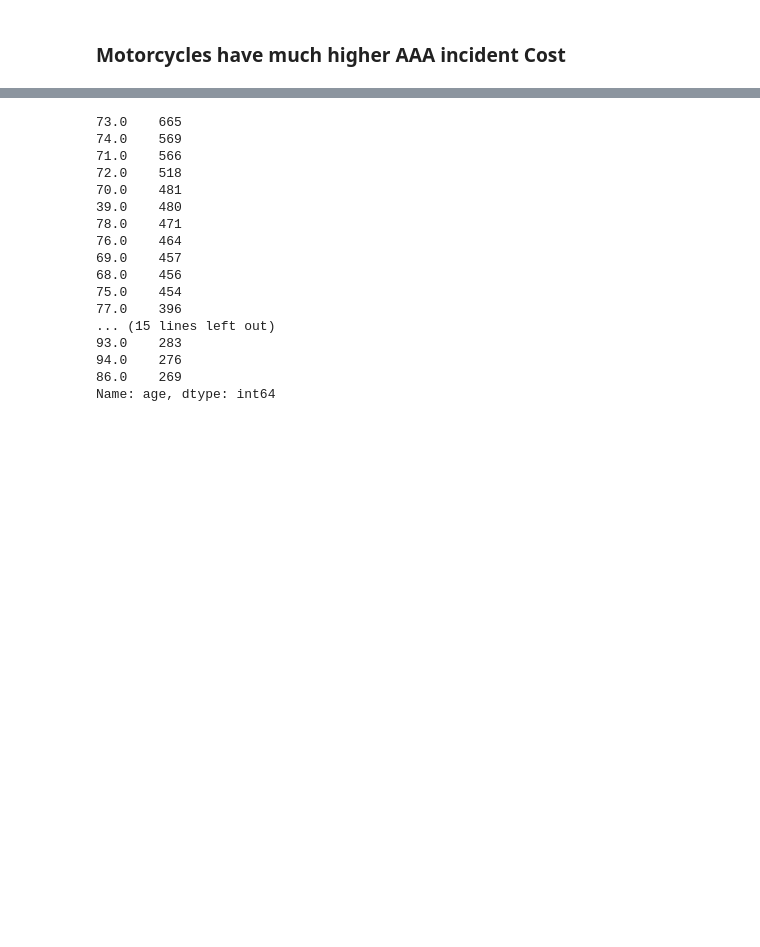
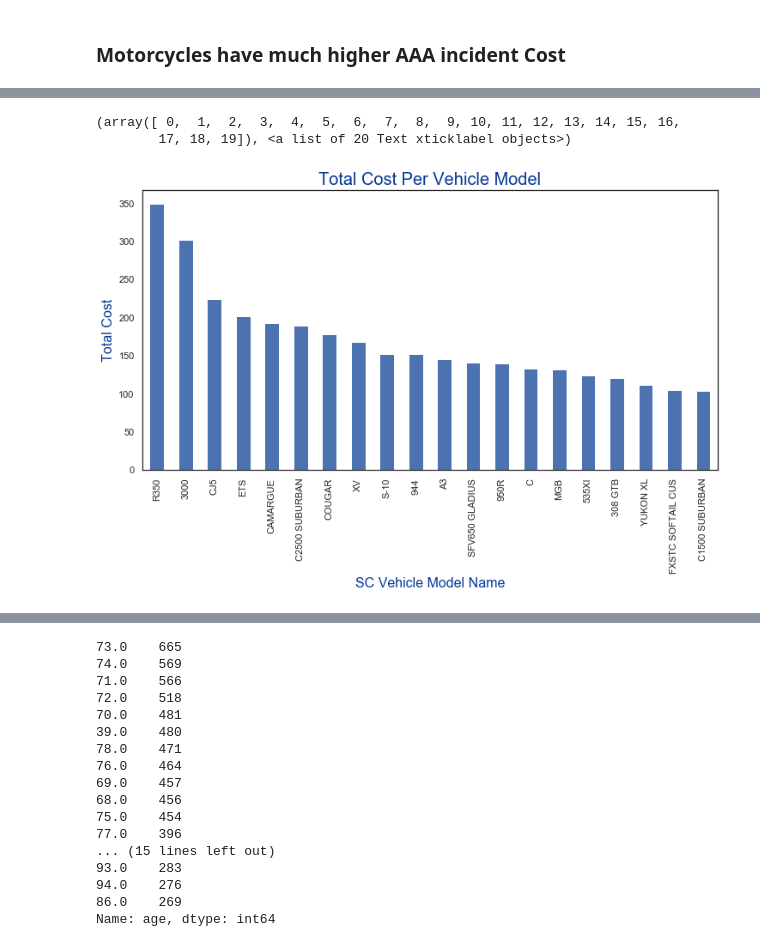
Before and after one commit to Botafogo1894/Columbia_AI_Course, a Jupyter notebook: Exploring_Costs.ipynb, the cells around one changed output, grey strips where cells are left out. Cells and saved outputs as stored; diff of their text form; code cells hidden in the pictures; blank space fills up the shorter version.

```diff
--- a/Exploring_Costs.ipynb
+++ b/Exploring_Costs.ipynb
@@ -99,5 +226,13 @@ plt.xticks(rotation = 90)
 # %%
 df.groupby('SC Vehicle Model Name')['Total Cost'].mean().nlargest(20).plot(kind = 'bar')
-plt.xticks(rotation = 60)
+plt.ylabel('Total Cost', fontsize = 16, color = '#073997')
+plt.xlabel('SC Vehicle Model Name', fontsize = 16, color = '#073997')
+plt.title('Total Cost Per Vehicle Model', fontsize = 20, color = '#073997')
+plt.savefig('Specific_model_cost', bbox_inches = 'tight')
+plt.xticks(rotation = 90)
+# %% [output]
+(array([ 0,  1,  2,  3,  4,  5,  6,  7,  8,  9, 10, 11, 12, 13, 14, 15, 16,
+        17, 18, 19]), <a list of 20 Text xticklabel objects>)
+[figure, added]
 # %%
 df.groupby('Dispatch Code1 Description')['Total Cost'].sum().nlargest(20).plot(kind = 'bar')
```
Also changed, not shown: parts of 34 cells of this notebook, 5 other files.
